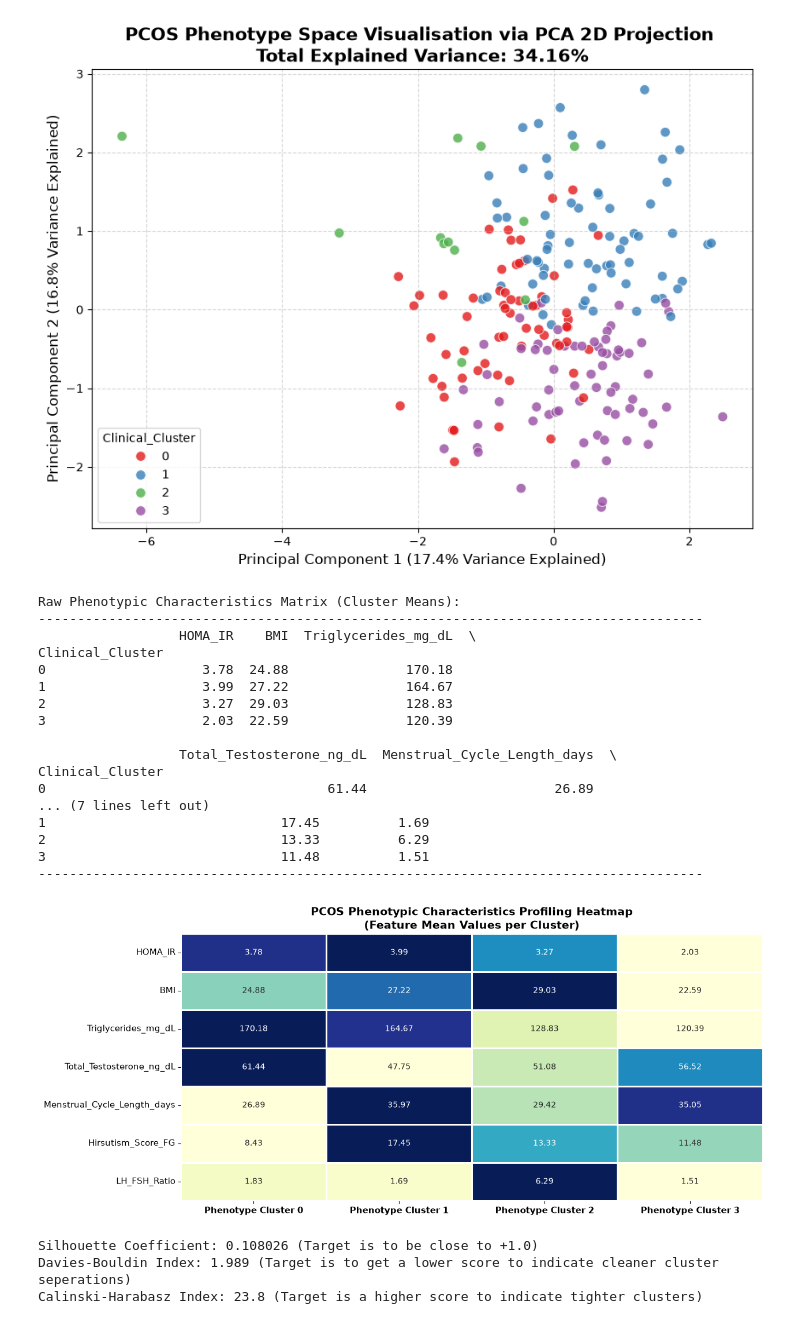
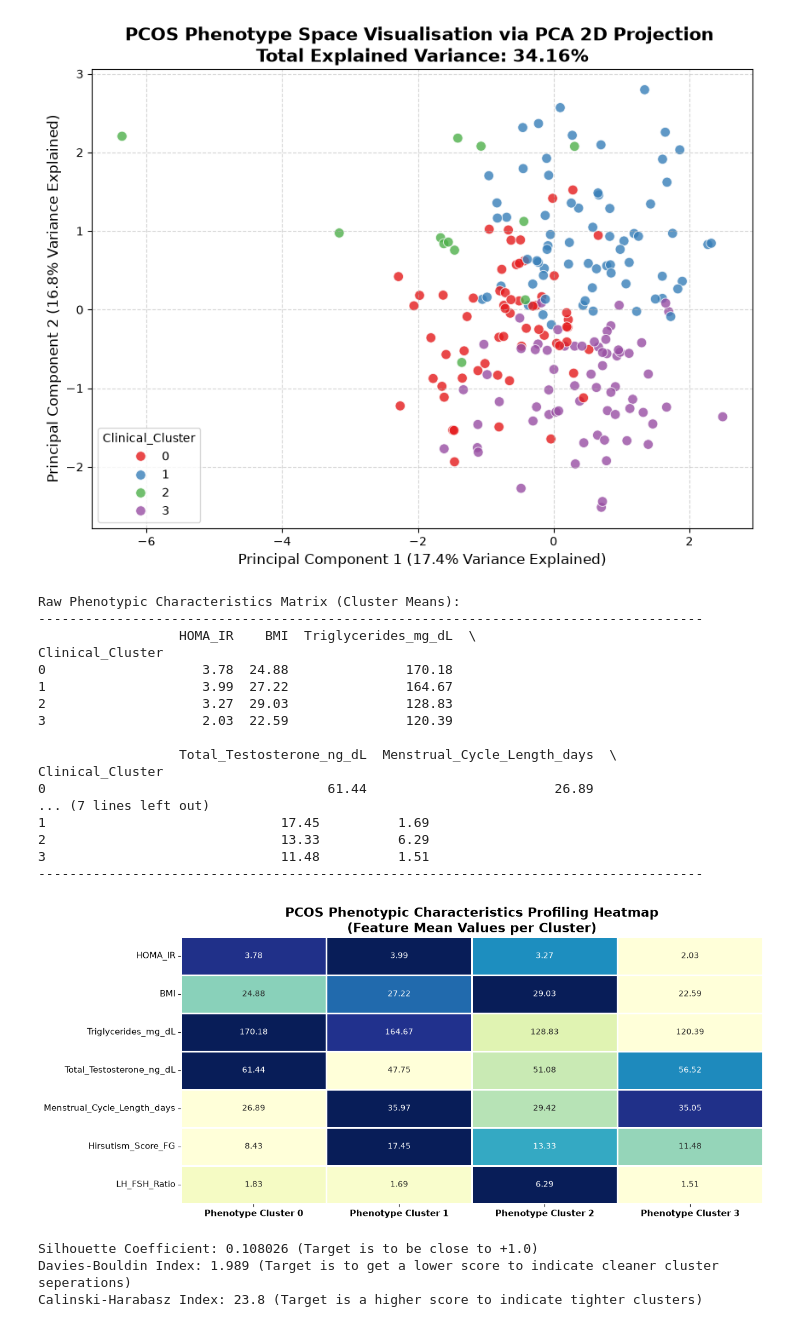
Before and after one commit to lbaxendale/masters_project, a Jupyter notebook: K_MEANS_EXPERIMENTATION.ipynb, the cells around one changed output. Cells and saved outputs as stored; diff of their text form; code cells hidden in the pictures.

```diff
--- a/K_MEANS_EXPERIMENTATION.ipynb
+++ b/K_MEANS_EXPERIMENTATION.ipynb
@@ -162,35 +162,35 @@ phenotype_scaler = MinMaxScaler()
 cluster_phenotype_scaled = pd.DataFrame(
     phenotype_scaler.fit_transform(cluster_profiles),
     columns=cluster_profiles.columns,
     index=[f"Phenotype Cluster {i}" for i in cluster_profiles.index]
 )
 
 #Plotting the heatmap
 plt.figure(figsize=(13, 6))
 sns.heatmap(cluster_phenotype_scaled.T, annot=cluster_profiles.T.values, fmt=".2f", cmap="YlGnBu", cbar=False, linewidths=1)
-plt.title("PCOS Phenotypic Characteristics Profiling Heatmap\n(Feature Mean Values per Cluster)", fontsize=14, fontweight='bold')
+plt.title("PCOS Phenotypic Characteristics Profiling Heatmap\n(Feature Mean Values per Cluster)", fontsize=16, fontweight='bold')
 plt.xticks(fontsize=11, fontweight='bold')
 plt.yticks(fontsize=11)
 plt.show()
 # %% [output]
 Raw Phenotypic Characteristics Matrix (Cluster Means):
 -------------------------------------------------------------------------------------
                   HOMA_IR    BMI  Triglycerides_mg_dL  \
 Clinical_Cluster
 0                    3.78  24.88               170.18
 1                    3.99  27.22               164.67
 2                    3.27  29.03               128.83
 3                    2.03  22.59               120.39
 
                   Total_Testosterone_ng_dL  Menstrual_Cycle_Length_days  \
 Clinical_Cluster
 0                                    61.44                        26.89
 ... (7 lines left out)
 1                              17.45          1.69
 2                              13.33          6.29
 3                              11.48          1.51
 -------------------------------------------------------------------------------------
-[figure, old version]
+[figure, new version]
 # %%
 #Mathematical evaluation of the quality of the K-means Clusters using 3 metrics
 sil_score = silhouette_score(X_clustering_scaled, pcos_only_df['Clinical_Cluster'])
```
Also changed, not shown: parts of 2 cells of this notebook, 12 other files.
